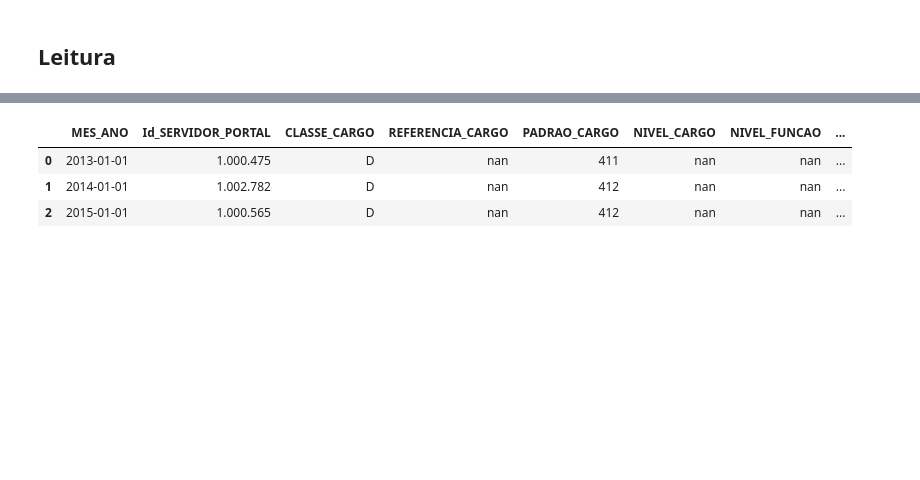
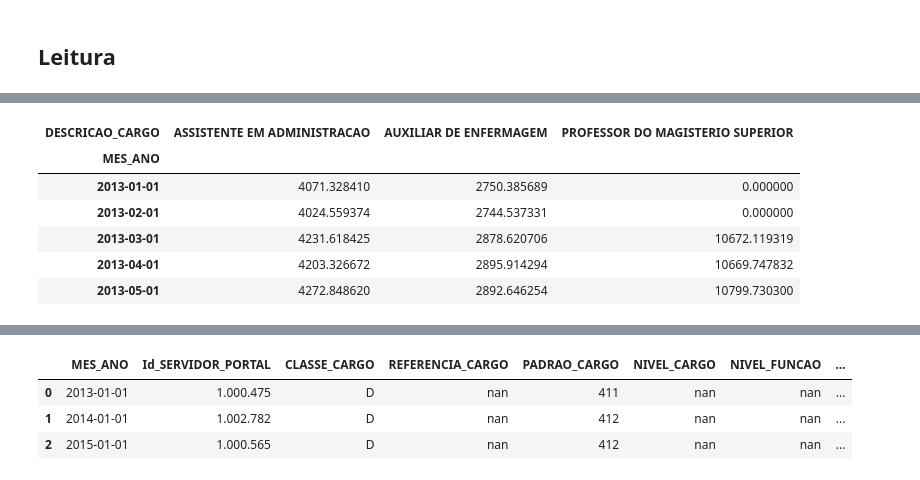
Before and after one commit to abevieiramota/course-python-data-analysis1, a Jupyter notebook: 04 - Analise/4.x - Remuneracao UFC.ipynb, the cells around one changed output, grey strips where cells are left out. Cells and saved outputs as stored; diff of their text form; code cells hidden in the pictures; blank space fills up the shorter version.

```diff
--- a/04 - Analise/4.x - Remuneracao UFC.ipynb
+++ b/04 - Analise/4.x - Remuneracao UFC.ipynb
@@ -54,0 +78,10 @@ Consulta por servidor: http://portaldatransparencia.gov.br/servidores/Servidor-L
+# %%
+gg.head()
+# %% [output]
+| DESCRICAO_CARGO | ASSISTENTE EM ADMINISTRACAO | AUXILIAR DE ENFERMAGEM | PROFESSOR DO MAGISTERIO SUPERIOR |
+| MES_ANO |  |  |  |
+| 2013-01-01 | 4071.328410 | 2750.385689 | 0.000000 |
+| 2013-02-01 | 4024.559374 | 2744.537331 | 0.000000 |
+| 2013-03-01 | 4231.618425 | 2878.620706 | 10672.119319 |
+| 2013-04-01 | 4203.326672 | 2895.914294 | 10669.747832 |
+| 2013-05-01 | 4272.848620 | 2892.646254 | 10799.730300 |
```
Also changed, not shown: parts of 8 cells of this notebook, 7 other files.
